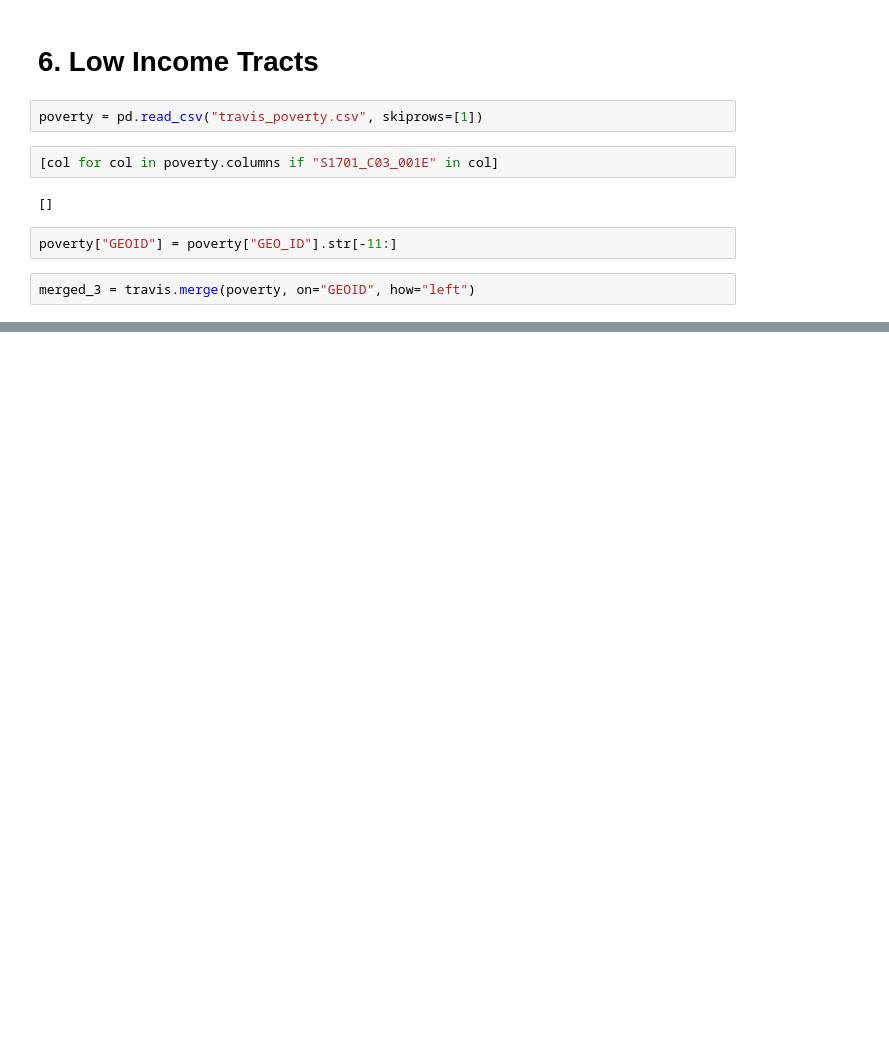
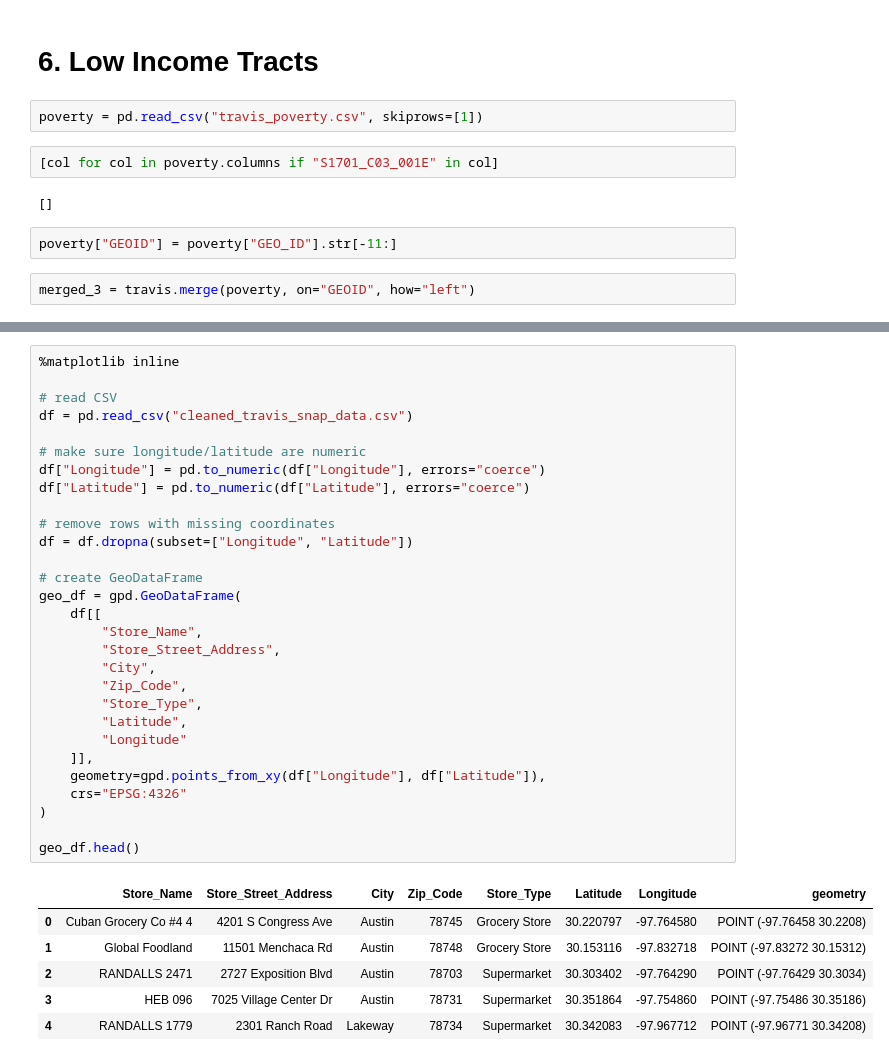
Before and after one commit to sarazarea26/fooddesertproject, a Jupyter notebook: heat_maps/travis_county/travis_heat_maps.ipynb, the cells around one changed output, grey strips where cells are left out. Drawn from its saved outputs; the diff is of its cells as text; blank space fills up the shorter version.

```diff
--- a/heat_maps/travis_county/travis_heat_maps.ipynb
+++ b/heat_maps/travis_county/travis_heat_maps.ipynb
@@ -308,0 +446,36 @@ KeyError: 'binary_poverty'
+# %%
+%matplotlib inline
+
+# read CSV
+df = pd.read_csv("cleaned_travis_snap_data.csv")
+
+# make sure longitude/latitude are numeric
+df["Longitude"] = pd.to_numeric(df["Longitude"], errors="coerce")
+df["Latitude"] = pd.to_numeric(df["Latitude"], errors="coerce")
+
+# remove rows with missing coordinates
+df = df.dropna(subset=["Longitude", "Latitude"])
+
+# create GeoDataFrame
+geo_df = gpd.GeoDataFrame(
+    df[[
+        "Store_Name",
+        "Store_Street_Address",
+        "City",
+        "Zip_Code",
+        "Store_Type",
+        "Latitude",
+        "Longitude"
+    ]],
+    geometry=gpd.points_from_xy(df["Longitude"], df["Latitude"]),
+    crs="EPSG:4326"
+)
+
+geo_df.head()
+# %% [output]
+|  | Store_Name | Store_Street_Address | City | Zip_Code | Store_Type | Latitude | Longitude | geometry |
+| 0 | Cuban Grocery Co #4 4 | 4201 S Congress Ave | Austin | 78745 | Grocery Store | 30.220797 | -97.764580 | POINT (-97.76458 30.2208) |
+| 1 | Global Foodland | 11501 Menchaca Rd | Austin | 78748 | Grocery Store | 30.153116 | -97.832718 | POINT (-97.83272 30.15312) |
+| 2 | RANDALLS 2471 | 2727 Exposition Blvd | Austin | 78703 | Supermarket | 30.303402 | -97.764290 | POINT (-97.76429 30.3034) |
+| 3 | HEB 096 | 7025 Village Center Dr | Austin | 78731 | Supermarket | 30.351864 | -97.754860 | POINT (-97.75486 30.35186) |
+| 4 | RANDALLS 1779 | 2301 Ranch Road | Lakeway | 78734 | Supermarket | 30.342083 | -97.967712 | POINT (-97.96771 30.34208) |
```
Also changed, not shown: parts of 29 cells of this notebook, 13 other files.
